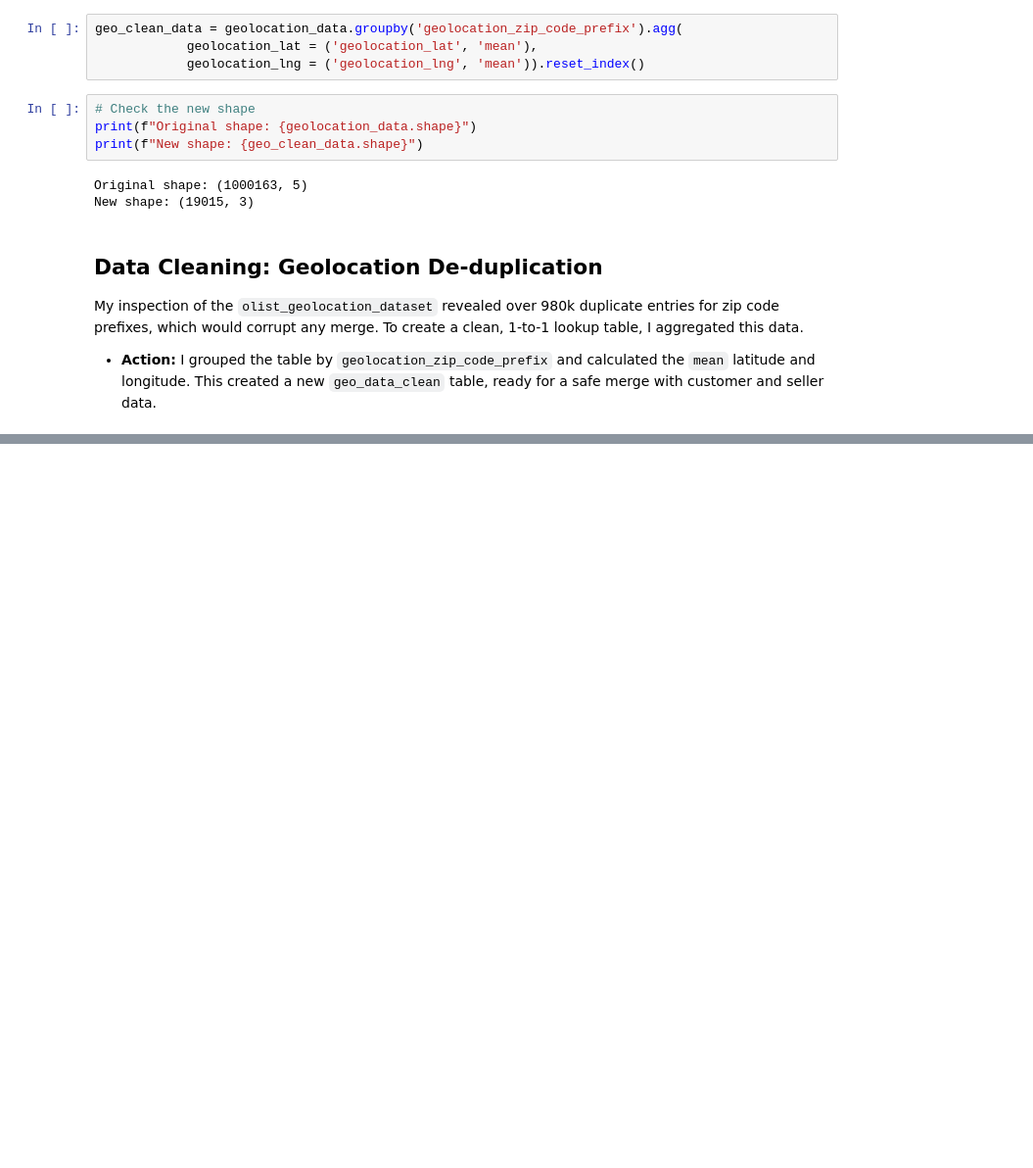
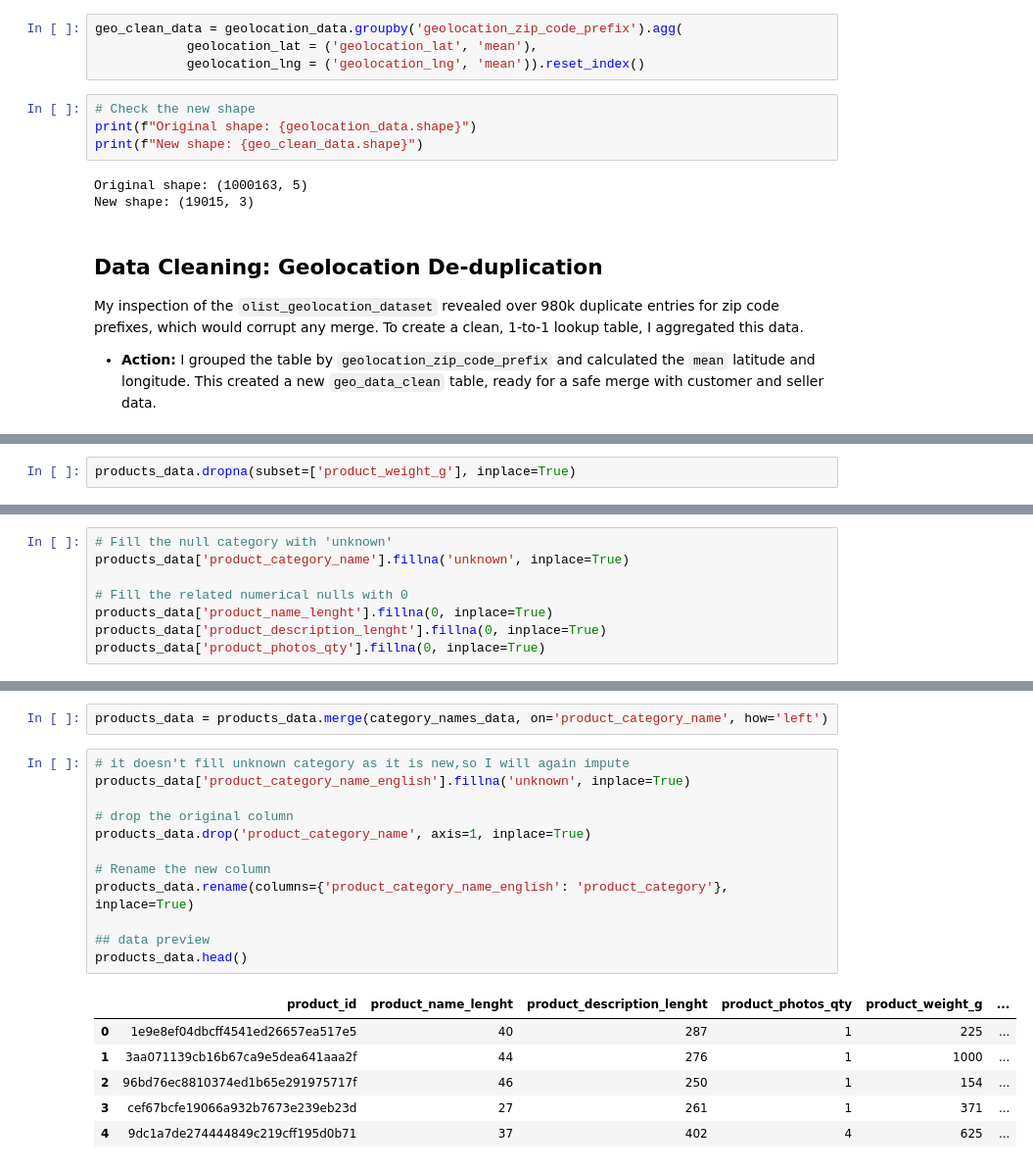
Before and after one commit to zeeshan-akram-ds/Olist-ECommerce-Analysis, a Jupyter notebook: notebooks/01 — Data Cleaning & Integration.ipynb, the cells around one changed output, grey strips where cells are left out. Shown at 98% size. Drawn from its saved outputs; the diff is of its cells as text; blank space fills up the shorter version.

Commit message:
FIX: Cleaned product data; handled missing values and translated categories to English.

```diff
--- a/notebooks/01 — Data Cleaning & Integration.ipynb
+++ b/notebooks/01 — Data Cleaning & Integration.ipynb
@@ -662,0 +683,2 @@ My inspection of the `olist_geolocation_dataset` revealed over 980k duplicate en
+# %%
+products_data.dropna(subset=['product_weight_g'], inplace=True)
@@ -662,0 +690,8 @@ My inspection of the `olist_geolocation_dataset` revealed over 980k duplicate en
+# %%
+# Fill the null category with 'unknown'
+products_data['product_category_name'].fillna('unknown', inplace=True)
+
+# Fill the related numerical nulls with 0
+products_data['product_name_lenght'].fillna(0, inplace=True)
+products_data['product_description_lenght'].fillna(0, inplace=True)
+products_data['product_photos_qty'].fillna(0, inplace=True)
@@ -662,0 +716,21 @@ My inspection of the `olist_geolocation_dataset` revealed over 980k duplicate en
+# %%
+products_data = products_data.merge(category_names_data, on='product_category_name', how='left')
+# %%
+# it doesn't fill unknown category as it is new,so I will again impute
+products_data['product_category_name_english'].fillna('unknown', inplace=True)
+
+# drop the original column
+products_data.drop('product_category_name', axis=1, inplace=True)
+
+# Rename the new column
+products_data.rename(columns={'product_category_name_english': 'product_category'}, inplace=True)
+
+## data preview
+products_data.head()
+# %% [output]
+|  | product_id | product_name_lenght | product_description_lenght | product_photos_qty | product_weight_g | ... |
+| 0 | 1e9e8ef04dbcff4541ed26657ea517e5 | 40 | 287 | 1 | 225 | ... |
+| 1 | 3aa071139cb16b67ca9e5dea641aaa2f | 44 | 276 | 1 | 1000 | ... |
+| 2 | 96bd76ec8810374ed1b65e291975717f | 46 | 250 | 1 | 154 | ... |
+| 3 | cef67bcfe19066a932b7673e239eb23d | 27 | 261 | 1 | 371 | ... |
+| 4 | 9dc1a7de274444849c219cff195d0b71 | 37 | 402 | 4 | 625 | ... |
```
Also changed, not shown: parts of 7 cells of this notebook.
